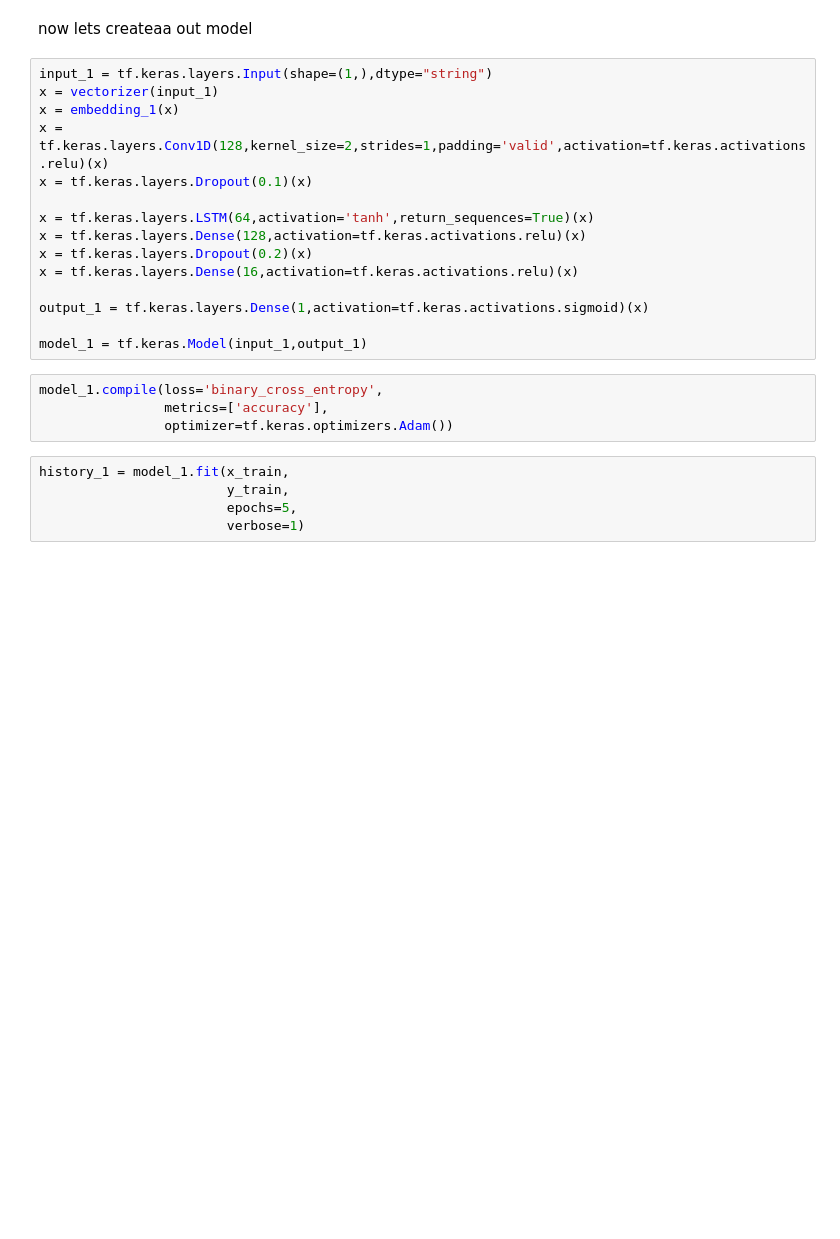
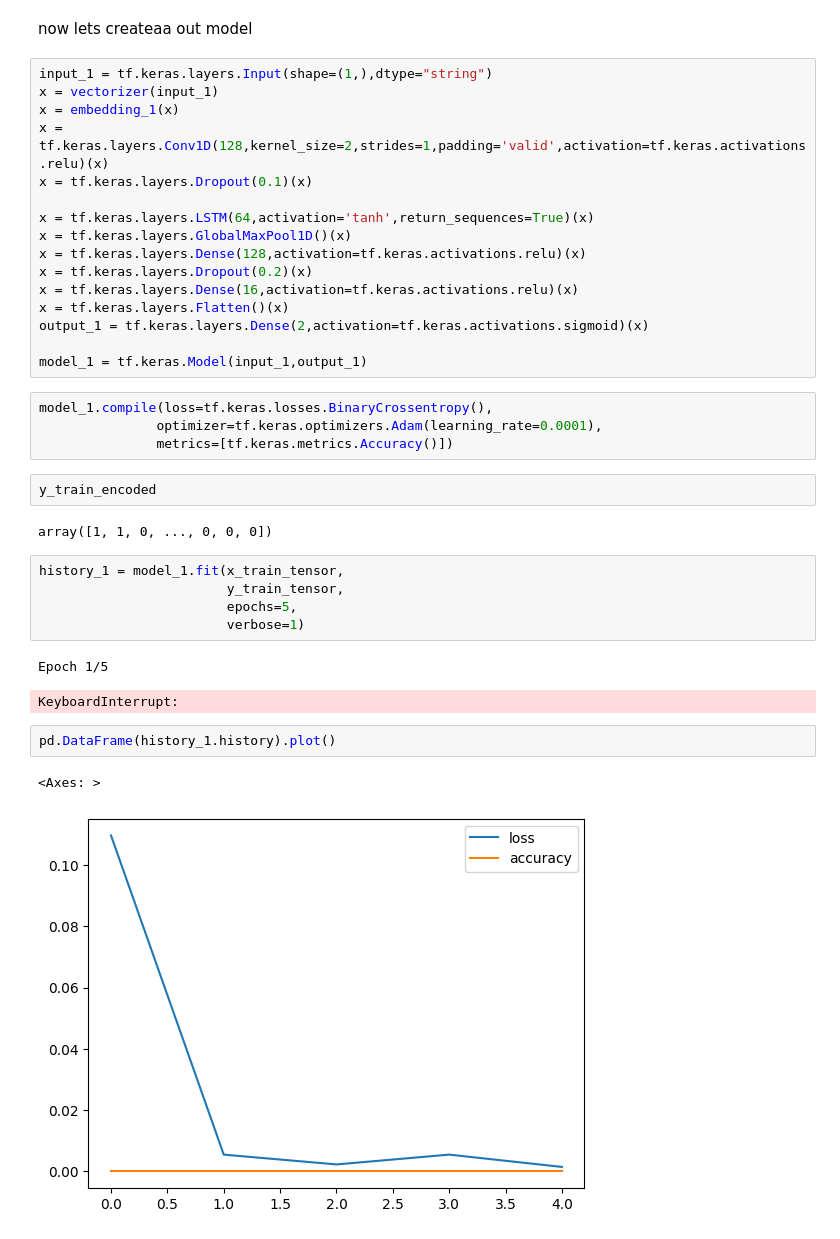
Before and after one commit to Alirs2002/fake_and_real_news, a Jupyter notebook: fake_news.ipynb, the cells around one changed output. Saved outputs shown, nothing was run; the diff lists cells and outputs as text; blank space fills up the shorter version.

```diff
--- a/fake_news.ipynb
+++ b/fake_news.ipynb
@@ -259,19 +281,32 @@ x = tf.keras.layers.Conv1D(128,kernel_size=2,strides=1,padding='valid',activatio
 x = tf.keras.layers.Dropout(0.1)(x)
 
 x = tf.keras.layers.LSTM(64,activation='tanh',return_sequences=True)(x)
+x = tf.keras.layers.GlobalMaxPool1D()(x)
 x = tf.keras.layers.Dense(128,activation=tf.keras.activations.relu)(x)
 x = tf.keras.layers.Dropout(0.2)(x)
 x = tf.keras.layers.Dense(16,activation=tf.keras.activations.relu)(x)
-
-output_1 = tf.keras.layers.Dense(1,activation=tf.keras.activations.sigmoid)(x)
+x = tf.keras.layers.Flatten()(x)
+output_1 = tf.keras.layers.Dense(2,activation=tf.keras.activations.sigmoid)(x)
 
 model_1 = tf.keras.Model(input_1,output_1)
 # %%
-model_1.compile(loss='binary_cross_entropy',
-                metrics=['accuracy'],
-                optimizer=tf.keras.optimizers.Adam())
+model_1.compile(loss=tf.keras.losses.BinaryCrossentropy(),
+               optimizer=tf.keras.optimizers.Adam(learning_rate=0.0001),
+               metrics=[tf.keras.metrics.Accuracy()])
+# %%
+y_train_encoded
+# %% [output]
+array([1, 1, 0, ..., 0, 0, 0])
 # %%
-history_1 = model_1.fit(x_train,
-                        y_train,
+history_1 = model_1.fit(x_train_tensor,
+                        y_train_tensor,
                         epochs=5,
                         verbose=1)
+# %% [output]
+Epoch 1/5
+KeyboardInterrupt:
+# %%
+pd.DataFrame(history_1.history).plot()
+# %% [output]
+<Axes: >
+[figure, added]
```
Also changed, not shown: parts of 12 cells of this notebook.
